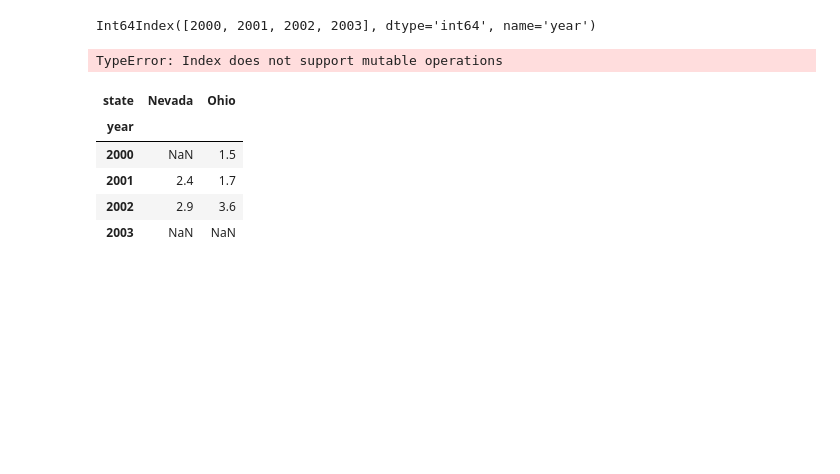
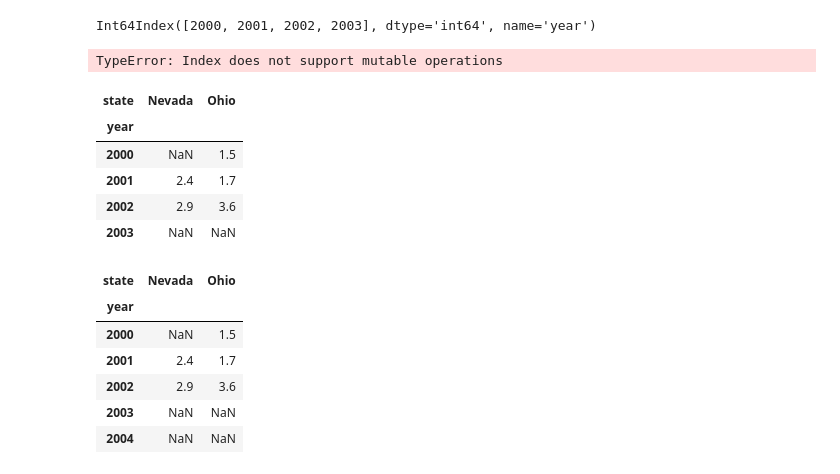
Before and after one commit to waldbear4/Python_2021, a Jupyter notebook: 20210527.ipynb, the cells around one changed output. Saved outputs shown, nothing was run; the diff lists cells and outputs as text; code cells hidden in the pictures; blank space fills up the shorter version.

```diff
--- a/20210527.ipynb
+++ b/20210527.ipynb
@@ -693,0 +692,12 @@ dfra
+# %%
+dframe3 = dframe2.reindex([2000, 2001, 2002, 2003, 2004])
+dframe3
+#다시는 인덱스를 쓸일이 없으면 덮어쓸 수 있음
+# %% [output]
+| state | Nevada | Ohio |
+| year |  |  |
+| 2000 | NaN | 1.5 |
+| 2001 | 2.4 | 1.7 |
+| 2002 | 2.9 | 3.6 |
+| 2003 | NaN | NaN |
+| 2004 | NaN | NaN |
```
Also changed, not shown: parts of 7 cells of this notebook.
